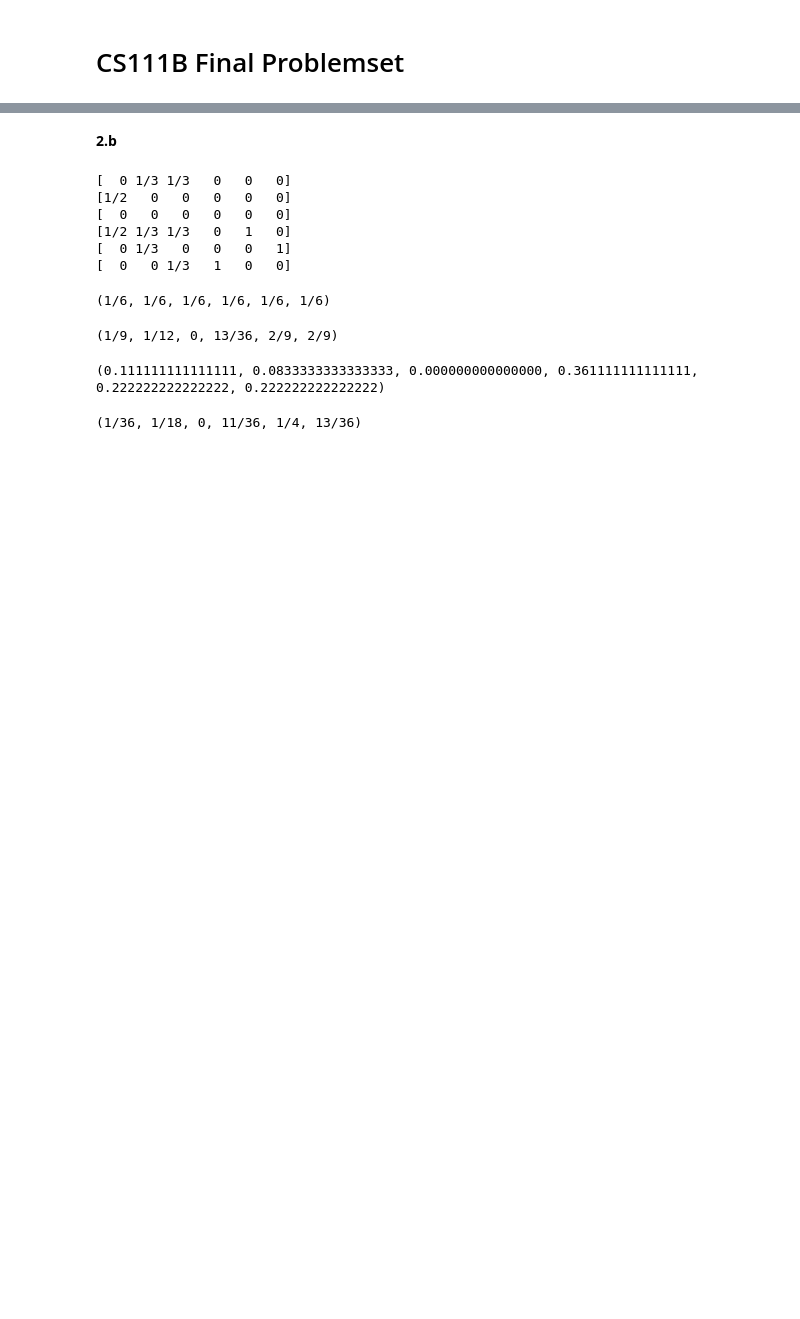
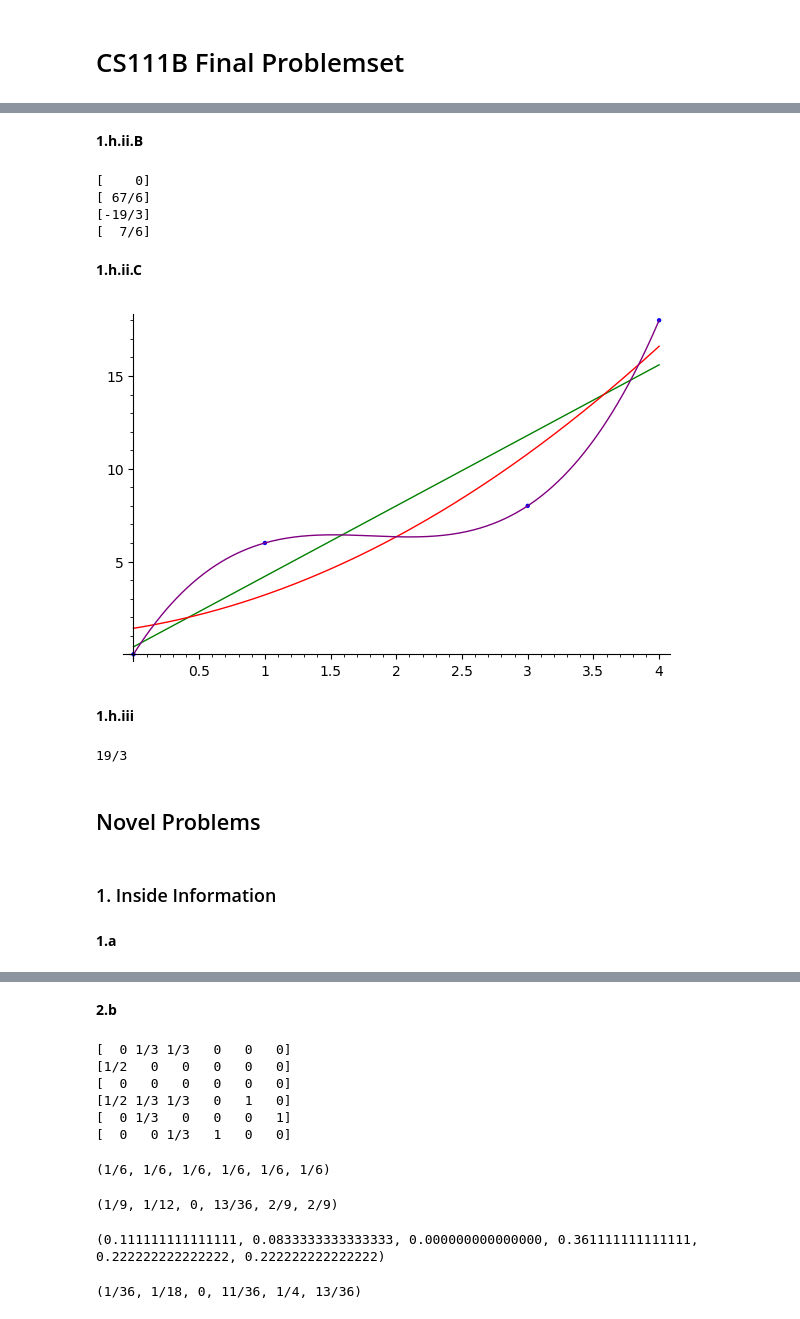
Before and after one commit to magalidebruyn/CS111B-Linear-Mathematical-Systems, a Jupyter notebook: CS111B Final Problemset.ipynb, the cells around one changed output, grey strips where cells are left out. Drawn from its saved outputs; the diff is of its cells as text; code cells hidden in the pictures; blank space fills up the shorter version.

Commit message:
Add CS111B Final Problemset via upload
With code Hanna created

```diff
--- a/CS111B Final Problemset.ipynb
+++ b/CS111B Final Problemset.ipynb
@@ -2,0 +92,35 @@
+# %% [markdown]
+__1.h.ii.B__
+# %%
+show((A.transpose()*A)^(-1)*A.transpose()*b)
+# %% [output]
+[    0]
+[ 67/6]
+[-19/3]
+[  7/6]
+# %% [markdown]
+__1.h.ii.C__
+# %%
+p1=point((0,0))
+p2=point((1,6))
+p3=point((3,8))
+p4=point((4,18))
+l=plot(2/5+19/5*x,(x,0,4),color="green")
+p=plot(7/5+17/15*x+2/3*x^2,(x,0,4),color="red")
+q=plot(0+67/6*x-19/3*x^2+7/6*x^3,(x,0,4),color="purple")
+p1+p2+p3+p4+l+p+q
+# %% [output]
+[figure, added]
+# %% [markdown]
+__1.h.iii__
+# %%
+7/5+2*17/15+2^2*2/3
+0+2*67/6-2^2*19/3+2^3*7/6
+# %% [output]
+19/3
+# %% [markdown]
+## Novel Problems
+# %% [markdown]
+### 1. Inside Information
+# %% [markdown]
+__1.a__
```
Also changed, not shown: parts of 71 cells of this notebook.
